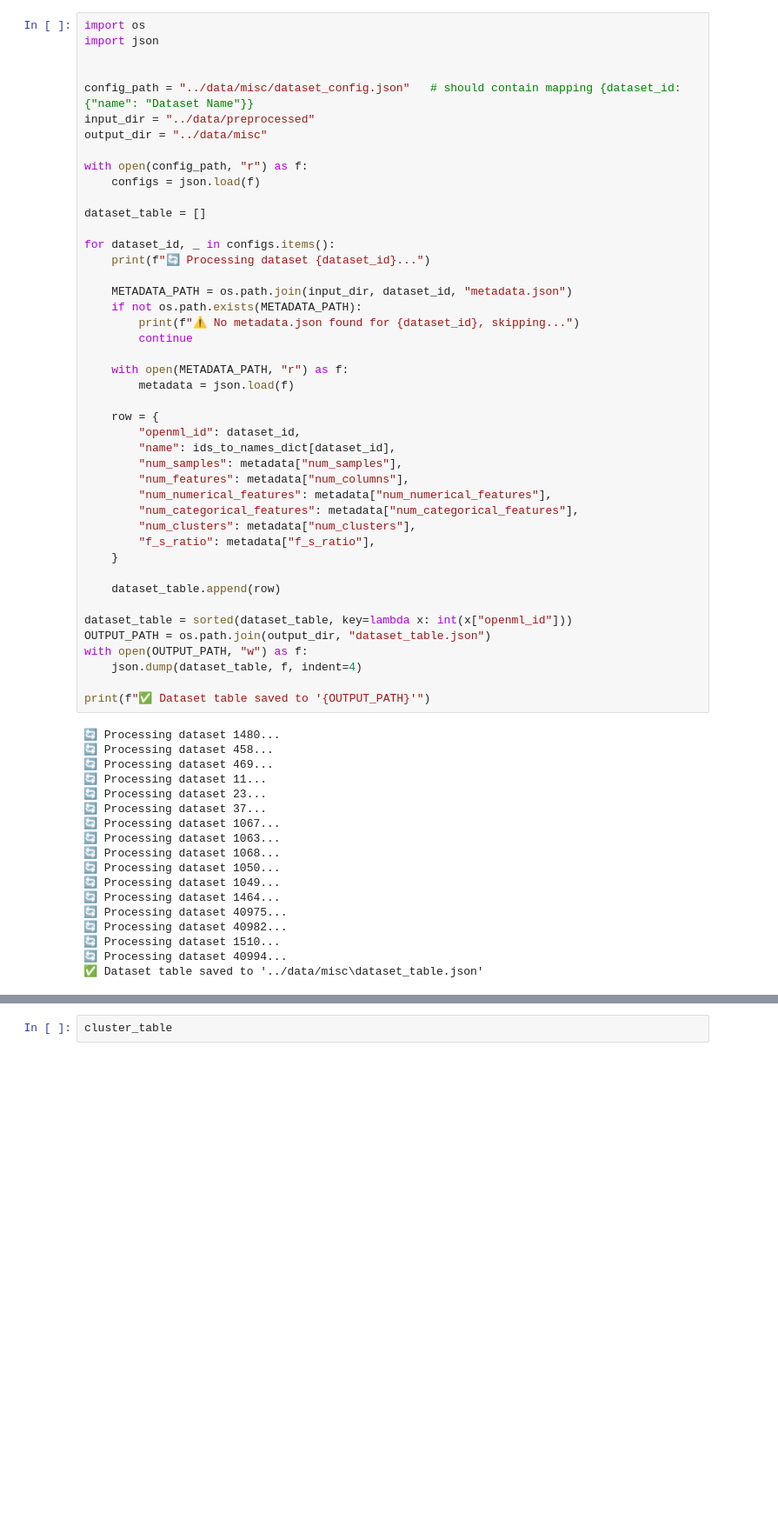
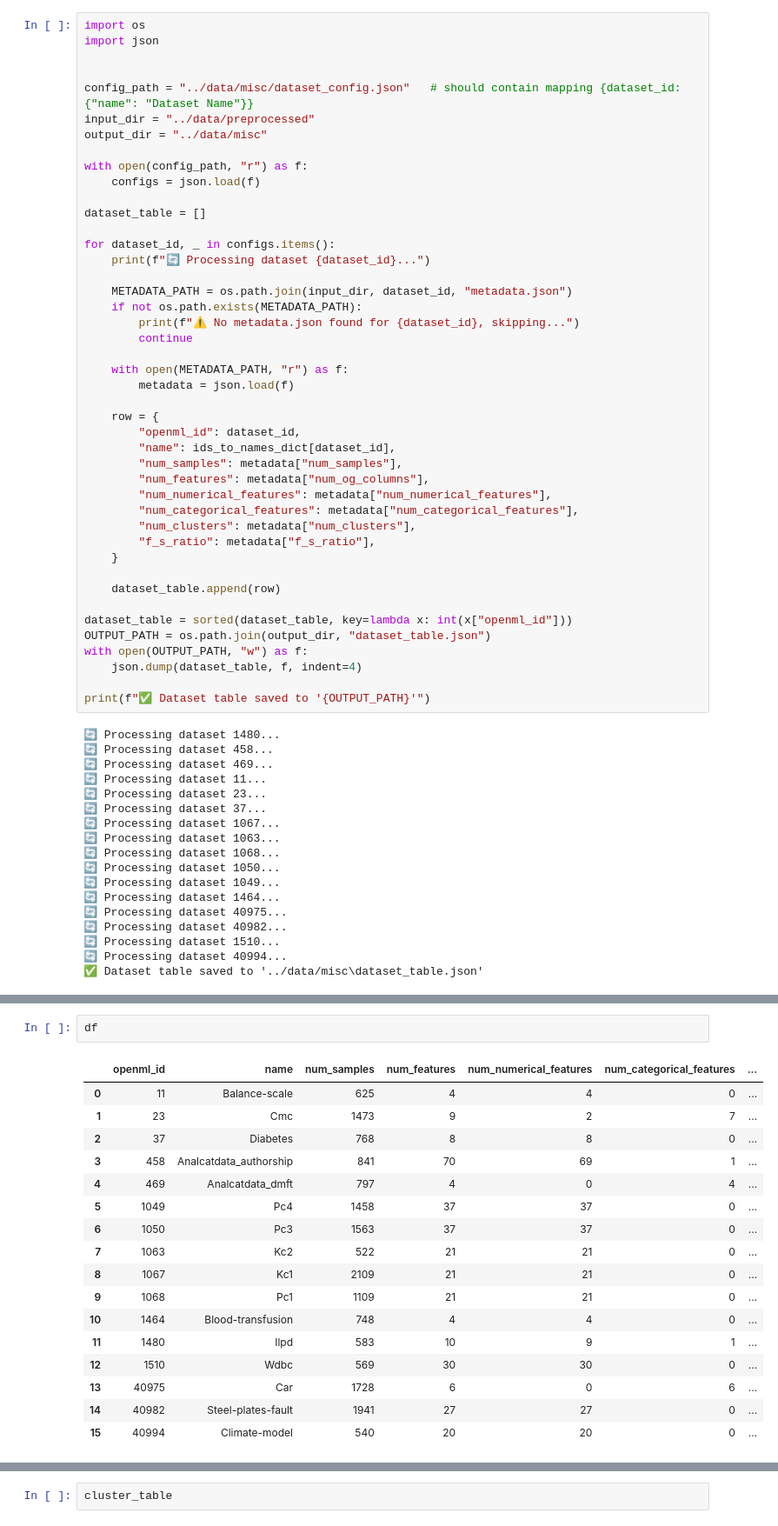
Before and after one commit to botond0401/CluTaD, a Jupyter notebook: notebooks/data_visualization.ipynb, the cells around one changed output, grey strips where cells are left out. Shown: that part at 87% size. Saved outputs shown, nothing was run; the diff lists cells and outputs as text; blank space fills up the shorter version.

```diff
--- a/notebooks/data_visualization.ipynb
+++ b/notebooks/data_visualization.ipynb
@@ -177,7 +177,7 @@ for dataset_id, _ in configs.items():
         "openml_id": dataset_id,
         "name": ids_to_names_dict[dataset_id],
         "num_samples": metadata["num_samples"],
-        "num_features": metadata["num_columns"],
+        "num_features": metadata["num_og_columns"],
         "num_numerical_features": metadata["num_numerical_features"],
         "num_categorical_features": metadata["num_categorical_features"],
         "num_clusters": metadata["num_clusters"],
@@ -237,5 +237,25 @@ print(df)
 14                      27                         0             7      1.391
 15                      20                         0             2      3.704
+# %%
+df
+# %% [output]
+|  | openml_id | name | num_samples | num_features | num_numerical_features | num_categorical_features | ... |
+| 0 | 11 | Balance-scale | 625 | 4 | 4 | 0 | ... |
+| 1 | 23 | Cmc | 1473 | 9 | 2 | 7 | ... |
+| 2 | 37 | Diabetes | 768 | 8 | 8 | 0 | ... |
+| 3 | 458 | Analcatdata_authorship | 841 | 70 | 69 | 1 | ... |
+| 4 | 469 | Analcatdata_dmft | 797 | 4 | 0 | 4 | ... |
+| 5 | 1049 | Pc4 | 1458 | 37 | 37 | 0 | ... |
+| 6 | 1050 | Pc3 | 1563 | 37 | 37 | 0 | ... |
+| 7 | 1063 | Kc2 | 522 | 21 | 21 | 0 | ... |
+| 8 | 1067 | Kc1 | 2109 | 21 | 21 | 0 | ... |
+| 9 | 1068 | Pc1 | 1109 | 21 | 21 | 0 | ... |
+| 10 | 1464 | Blood-transfusion | 748 | 4 | 4 | 0 | ... |
+| 11 | 1480 | Ilpd | 583 | 10 | 9 | 1 | ... |
+| 12 | 1510 | Wdbc | 569 | 30 | 30 | 0 | ... |
+| 13 | 40975 | Car | 1728 | 6 | 0 | 6 | ... |
+| 14 | 40982 | Steel-plates-fault | 1941 | 27 | 27 | 0 | ... |
+| 15 | 40994 | Climate-model | 540 | 20 | 20 | 0 | ... |
 # %%
 import os
 import sys
```
Also changed, not shown: parts of 1 cell of this notebook, 19 other files.
